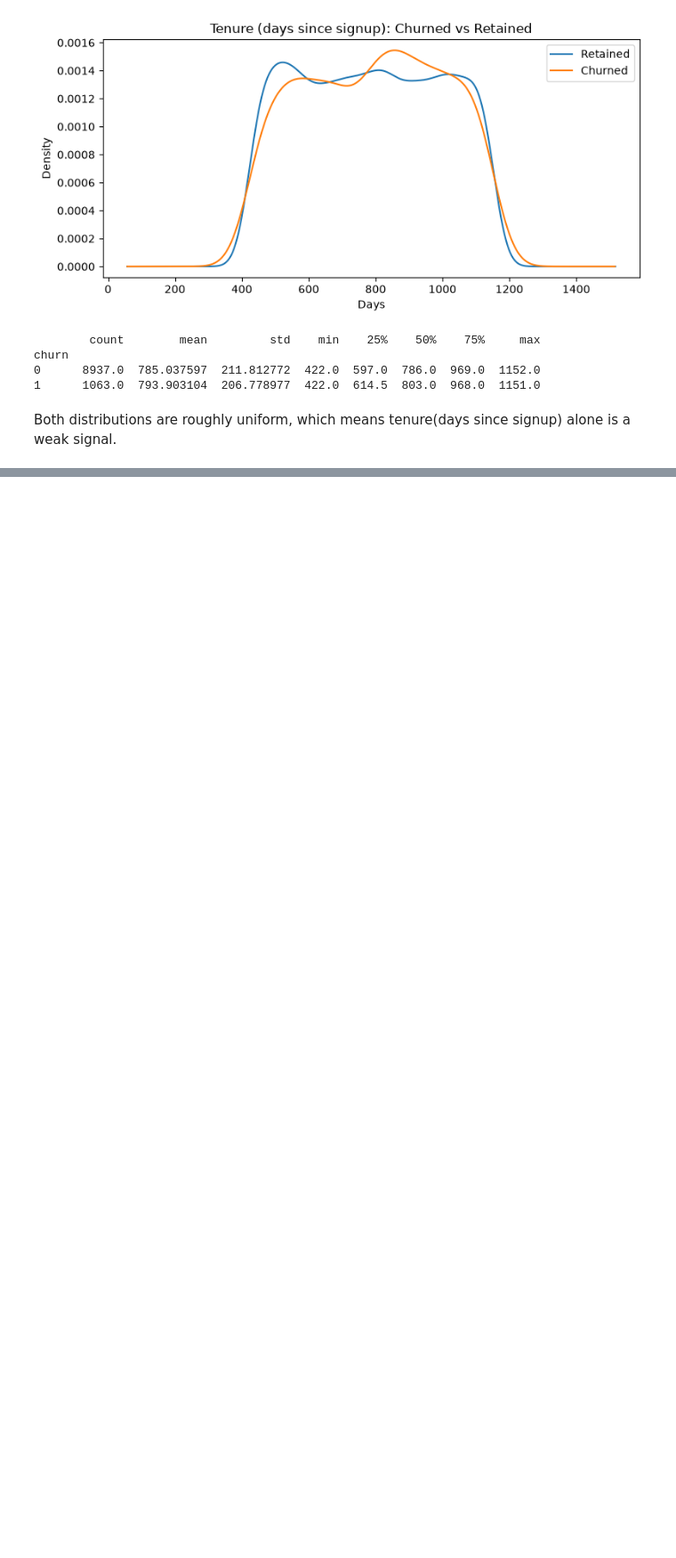
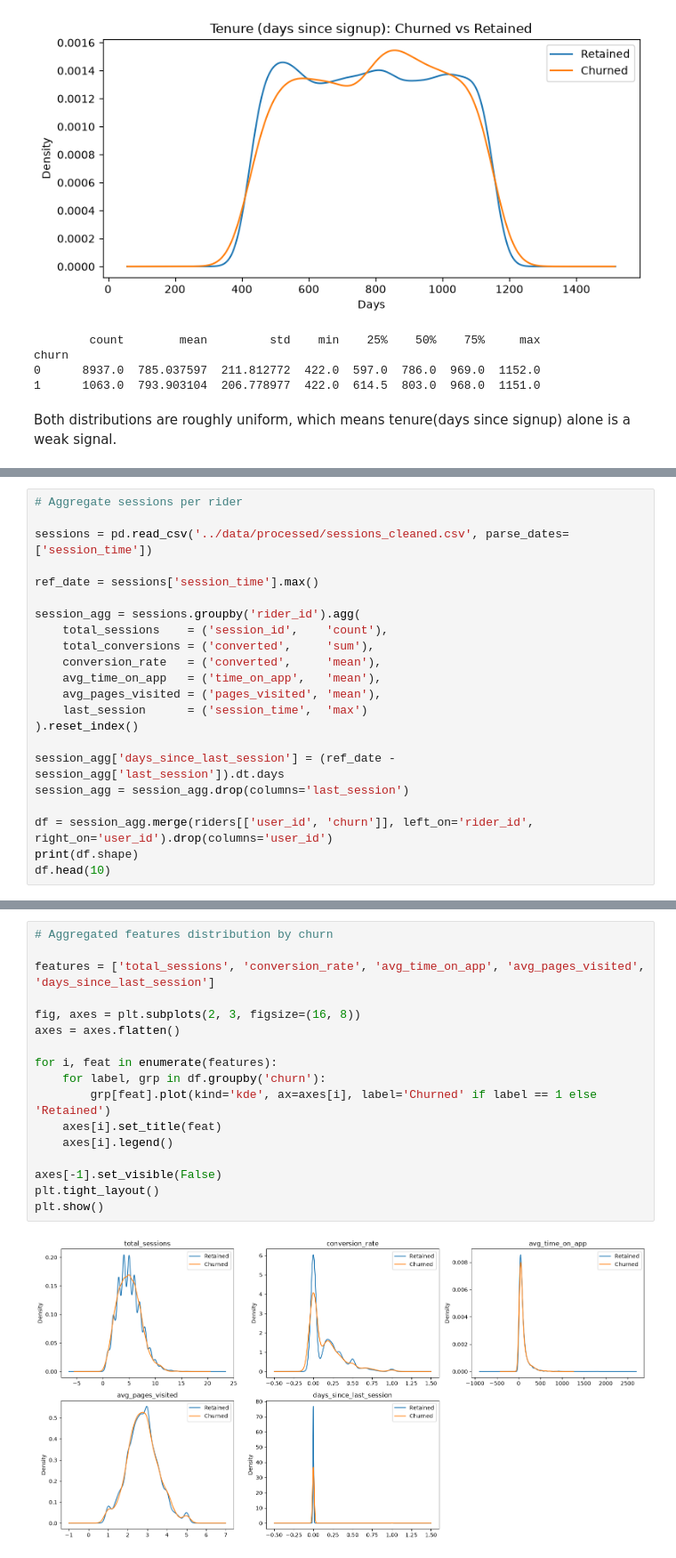
Before and after one commit to esosaomwanghe/ridewise_churnprediction, a Jupyter notebook: notebook/eda.ipynb, the cells around one changed output, grey strips where cells are left out. Shown at 89% size. Saved outputs shown, nothing was run; the diff lists cells and outputs as text; blank space fills up the shorter version.

Commit message:
sessions eda completed

```diff
--- a/notebook/eda.ipynb
+++ b/notebook/eda.ipynb
@@ -508,0 +509,22 @@ Both distributions are roughly uniform, which means tenure(days since signup) al
+# %%
+# Aggregate sessions per rider
+
+sessions = pd.read_csv('../data/processed/sessions_cleaned.csv', parse_dates=['session_time'])
+
+ref_date = sessions['session_time'].max()
+
+session_agg = sessions.groupby('rider_id').agg(
+    total_sessions    = ('session_id',    'count'),
+    total_conversions = ('converted',     'sum'),
+    conversion_rate   = ('converted',     'mean'),
+    avg_time_on_app   = ('time_on_app',   'mean'),
+    avg_pages_visited = ('pages_visited', 'mean'),
+    last_session      = ('session_time',  'max')
+).reset_index()
+
+session_agg['days_since_last_session'] = (ref_date - session_agg['last_session']).dt.days
+session_agg = session_agg.drop(columns='last_session')
+
+df = session_agg.merge(riders[['user_id', 'churn']], left_on='rider_id', right_on='user_id').drop(columns='user_id')
+print(df.shape)
+df.head(10)
@@ -508,0 +544,19 @@ Both distributions are roughly uniform, which means tenure(days since signup) al
+# %%
+# Aggregated features distribution by churn
+
+features = ['total_sessions', 'conversion_rate', 'avg_time_on_app', 'avg_pages_visited', 'days_since_last_session']
+
+fig, axes = plt.subplots(2, 3, figsize=(16, 8))
+axes = axes.flatten()
+
+for i, feat in enumerate(features):
+    for label, grp in df.groupby('churn'):
+        grp[feat].plot(kind='kde', ax=axes[i], label='Churned' if label == 1 else 'Retained')
+    axes[i].set_title(feat)
+    axes[i].legend()
+
+axes[-1].set_visible(False)
+plt.tight_layout()
+plt.show()
+# %% [output]
+[figure, added]
```
Also changed, not shown: parts of 10 cells of this notebook.
